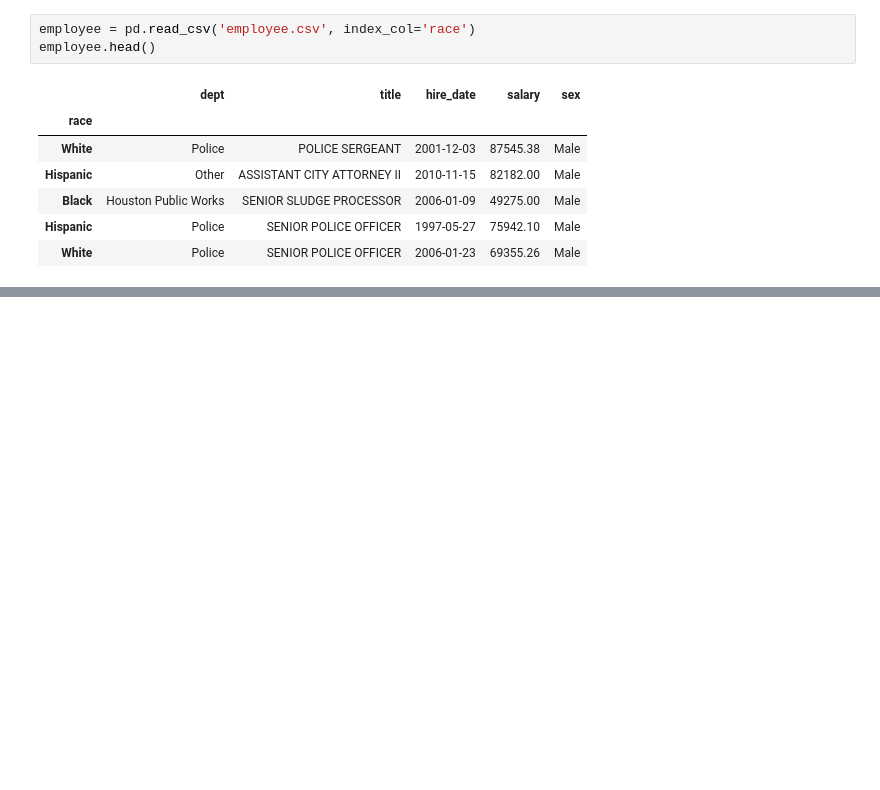
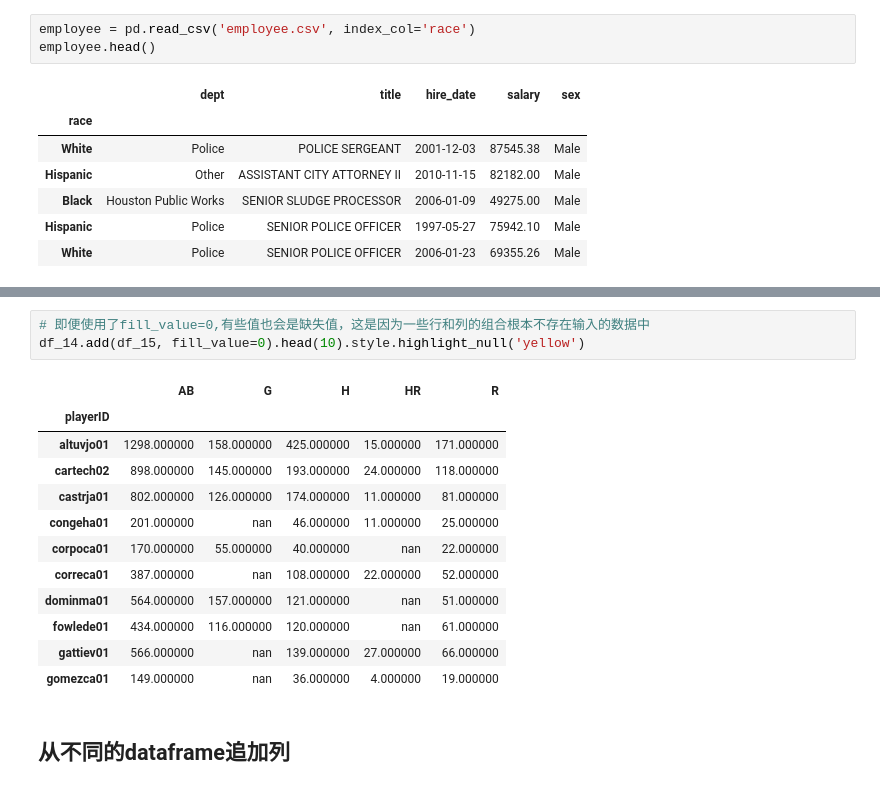
Before and after one commit to 99night66/pandas_study, a Jupyter notebook: 6.ipynb, the cells around one changed output, grey strips where cells are left out. Cells and saved outputs as stored; diff of their text form; blank space fills up the shorter version.

```diff
--- a/6.ipynb
+++ b/6.ipynb
@@ -219,0 +441,18 @@ employee.head()
+# %%
+# 即便使用了fill_value=0,有些值也会是缺失值，这是因为一些行和列的组合根本不存在输入的数据中
+df_14.add(df_15, fill_value=0).head(10).style.highlight_null('yellow')
+# %% [output]
+|  | AB | G | H | HR | R |
+| playerID |  |  |  |  |  |
+| altuvjo01 | 1298.000000 | 158.000000 | 425.000000 | 15.000000 | 171.000000 |
+| cartech02 | 898.000000 | 145.000000 | 193.000000 | 24.000000 | 118.000000 |
+| castrja01 | 802.000000 | 126.000000 | 174.000000 | 11.000000 | 81.000000 |
+| congeha01 | 201.000000 | nan | 46.000000 | 11.000000 | 25.000000 |
+| corpoca01 | 170.000000 | 55.000000 | 40.000000 | nan | 22.000000 |
+| correca01 | 387.000000 | nan | 108.000000 | 22.000000 | 52.000000 |
+| dominma01 | 564.000000 | 157.000000 | 121.000000 | nan | 51.000000 |
+| fowlede01 | 434.000000 | 116.000000 | 120.000000 | nan | 61.000000 |
+| gattiev01 | 566.000000 | nan | 139.000000 | 27.000000 | 66.000000 |
+| gomezca01 | 149.000000 | nan | 36.000000 | 4.000000 | 19.000000 |
+# %% [markdown]
+## 从不同的dataframe追加列
```
Also changed, not shown: parts of 45 cells of this notebook, 3 other files.
